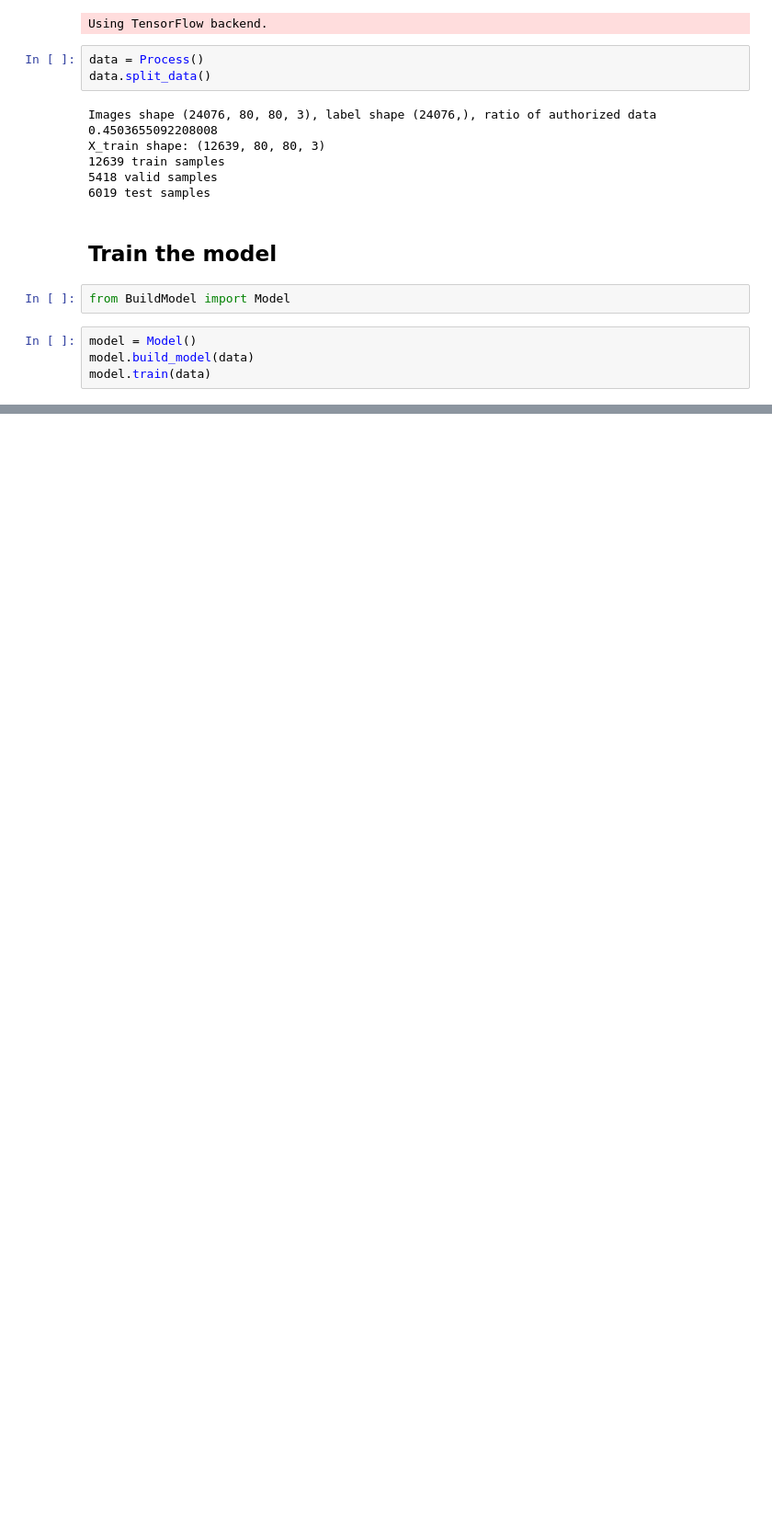
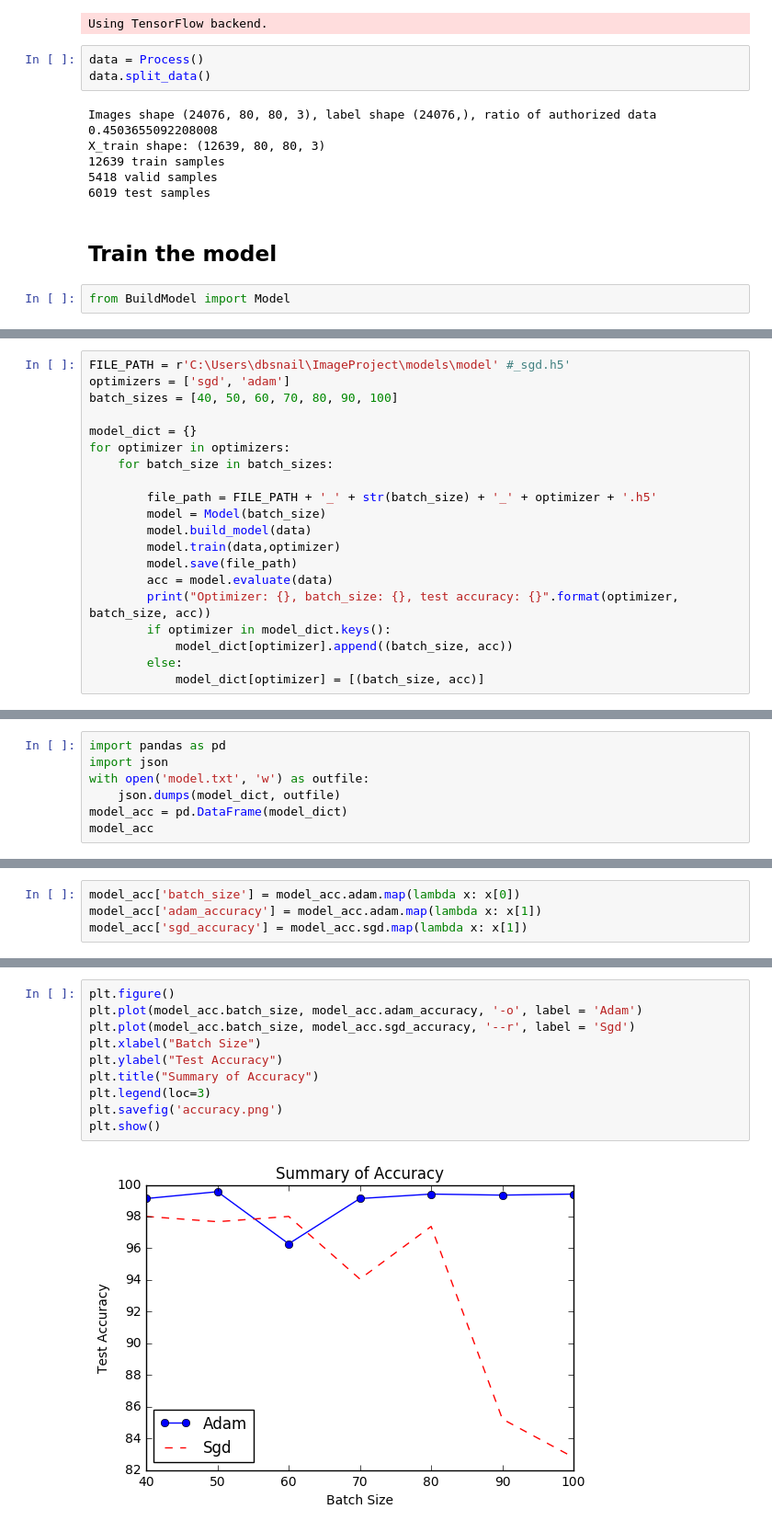
Before and after one commit to jhli973/PersonalLearnings, a Jupyter notebook: FaceRecognition/DataProcessingModeling.ipynb, the cells around one changed output, grey strips where cells are left out. Shown at 92% size. Saved outputs shown, nothing was run; the diff lists cells and outputs as text; blank space fills up the shorter version.

Commit message:
Add parameter tuning and accuracy

```diff
--- a/FaceRecognition/DataProcessingModeling.ipynb
+++ b/FaceRecognition/DataProcessingModeling.ipynb
@@ -17,7 +19,3 @@ X_train shape: (12639, 80, 80, 3)
 ## Train the model
 # %%
 from BuildModel import Model
-# %%
-model = Model()
-model.build_model(data)
-model.train(data)
@@ -41,0 +22,20 @@ Epoch 4/30
+# %%
+FILE_PATH = r'C:\Users\dbsnail\ImageProject\models\model' #_sgd.h5'
+optimizers = ['sgd', 'adam']
+batch_sizes = [40, 50, 60, 70, 80, 90, 100]
+
+model_dict = {}
+for optimizer in optimizers:
+    for batch_size in batch_sizes:
+
+        file_path = FILE_PATH + '_' + str(batch_size) + '_' + optimizer + '.h5'
+        model = Model(batch_size)
+        model.build_model(data)
+        model.train(data,optimizer)
+        model.save(file_path)
+        acc = model.evaluate(data)
+        print("Optimizer: {}, batch_size: {}, test accuracy: {}".format(optimizer, batch_size, acc))
+        if optimizer in model_dict.keys():
+            model_dict[optimizer].append((batch_size, acc))
+        else:
+            model_dict[optimizer] = [(batch_size, acc)]
@@ -98,0 +62,7 @@ Predicted: 1, Truth: 0
+# %%
+import pandas as pd
+import json
+with open('model.txt', 'w') as outfile:
+    json.dumps(model_dict, outfile)
+model_acc = pd.DataFrame(model_dict)
+model_acc
@@ -98,0 +78,4 @@ Predicted: 1, Truth: 0
+# %%
+model_acc['batch_size'] = model_acc.adam.map(lambda x: x[0])
+model_acc['adam_accuracy'] = model_acc.adam.map(lambda x: x[1])
+model_acc['sgd_accuracy'] = model_acc.sgd.map(lambda x: x[1])
@@ -98,0 +95,12 @@ Predicted: 1, Truth: 0
+# %%
+plt.figure()
+plt.plot(model_acc.batch_size, model_acc.adam_accuracy, '-o', label = 'Adam')
+plt.plot(model_acc.batch_size, model_acc.sgd_accuracy, '--r', label = 'Sgd')
+plt.xlabel("Batch Size")
+plt.ylabel("Test Accuracy")
+plt.title("Summary of Accuracy")
+plt.legend(loc=3)
+plt.savefig('accuracy.png')
+plt.show()
+# %% [output]
+[figure, added]
```
Also changed, not shown: parts of 14 cells of this notebook, 4 other files.
